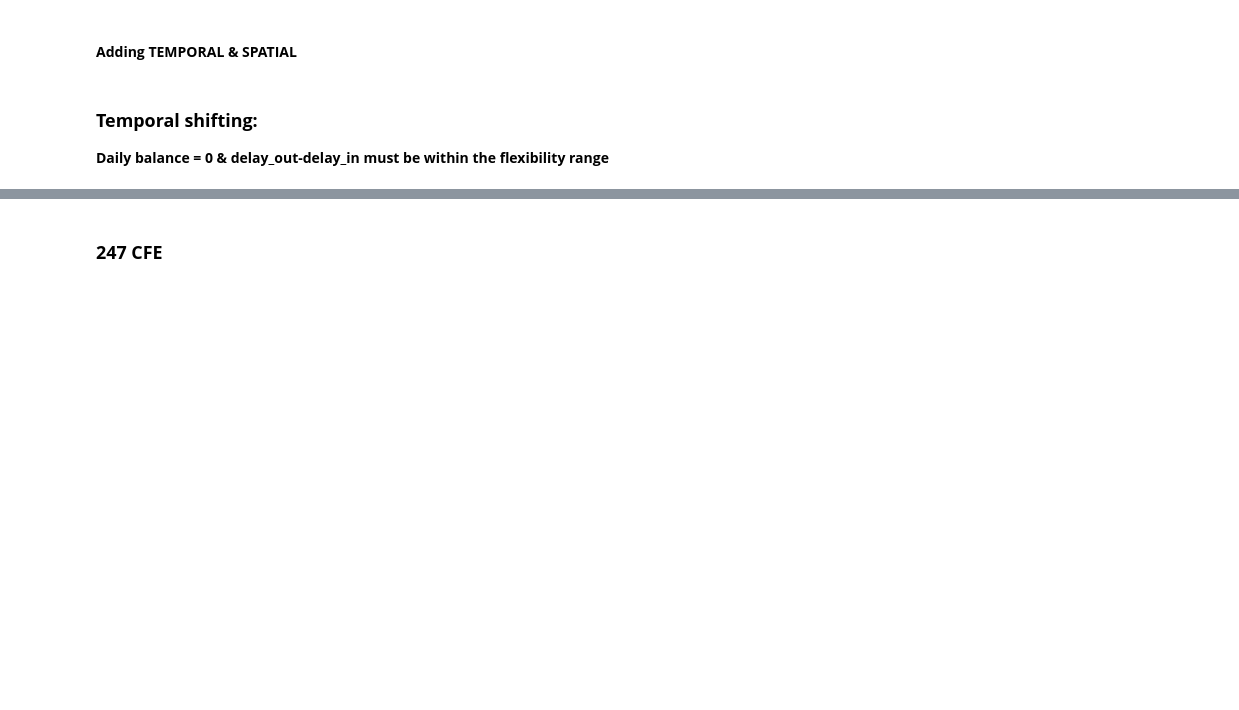
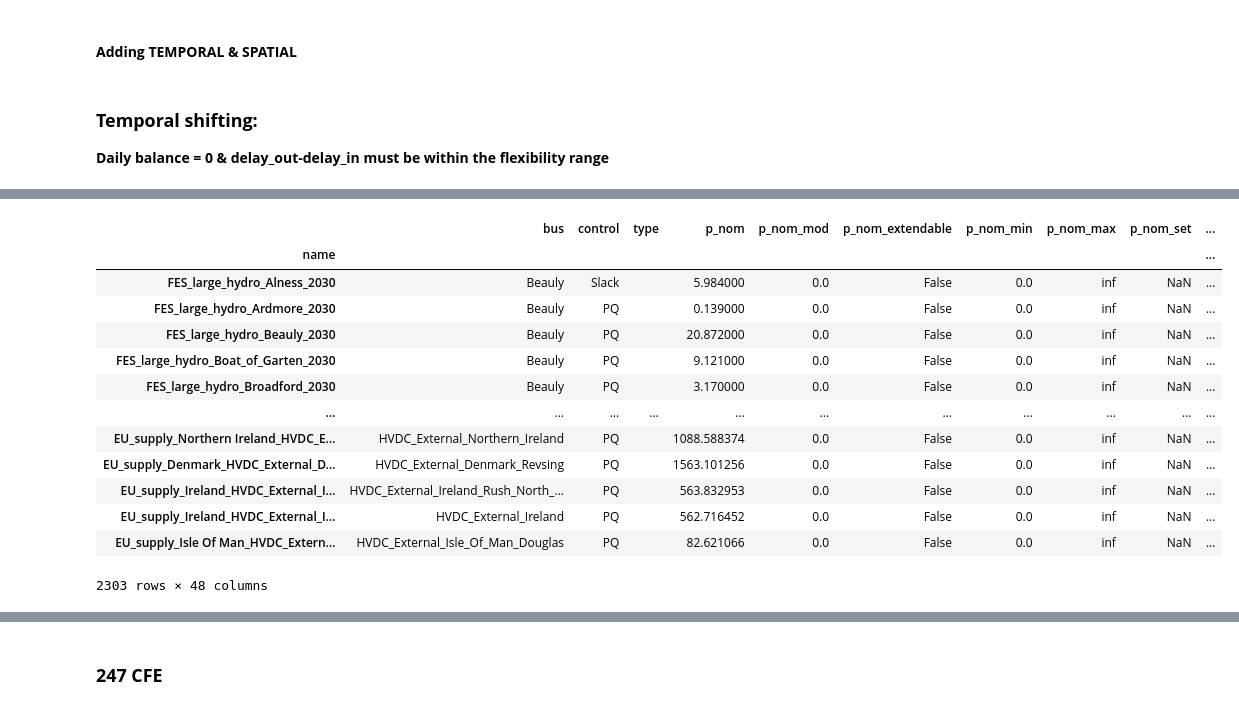
Before and after one commit to marta-uoe/PyPSA-GB-datacentres, a Jupyter notebook: notebooks/Martas_tests.ipynb, the cells around one changed output, grey strips where cells are left out. Saved outputs shown, nothing was run; the diff lists cells and outputs as text; code cells hidden in the pictures; blank space fills up the shorter version.

```diff
--- a/notebooks/Martas_tests.ipynb
+++ b/notebooks/Martas_tests.ipynb
@@ -1518 +1545,18 @@ Reading time = 37.78 seconds
 ... (182 outputs left out)
+# %%
+inflexible_net.generators
+# %% [output]
+|  | bus | control | type | p_nom | p_nom_mod | p_nom_extendable | p_nom_min | p_nom_max | p_nom_set | ... |
+| name |  |  |  |  |  |  |  |  |  | ... |
+| FES_large_hydro_Alness_2030 | Beauly | Slack |  | 5.984000 | 0.0 | False | 0.0 | inf | NaN | ... |
+| FES_large_hydro_Ardmore_2030 | Beauly | PQ |  | 0.139000 | 0.0 | False | 0.0 | inf | NaN | ... |
+| FES_large_hydro_Beauly_2030 | Beauly | PQ |  | 20.872000 | 0.0 | False | 0.0 | inf | NaN | ... |
+| FES_large_hydro_Boat_of_Garten_2030 | Beauly | PQ |  | 9.121000 | 0.0 | False | 0.0 | inf | NaN | ... |
+| FES_large_hydro_Broadford_2030 | Beauly | PQ |  | 3.170000 | 0.0 | False | 0.0 | inf | NaN | ... |
+| ... | ... | ... | ... | ... | ... | ... | ... | ... | ... | ... |
+| EU_supply_Northern Ireland_HVDC_E... | HVDC_External_Northern_Ireland | PQ |  | 1088.588374 | 0.0 | False | 0.0 | inf | NaN | ... |
+| EU_supply_Denmark_HVDC_External_D... | HVDC_External_Denmark_Revsing | PQ |  | 1563.101256 | 0.0 | False | 0.0 | inf | NaN | ... |
+| EU_supply_Ireland_HVDC_External_I... | HVDC_External_Ireland_Rush_North_... | PQ |  | 563.832953 | 0.0 | False | 0.0 | inf | NaN | ... |
+| EU_supply_Ireland_HVDC_External_I... | HVDC_External_Ireland | PQ |  | 562.716452 | 0.0 | False | 0.0 | inf | NaN | ... |
+| EU_supply_Isle Of Man_HVDC_Extern... | HVDC_External_Isle_Of_Man_Douglas | PQ |  | 82.621066 | 0.0 | False | 0.0 | inf | NaN | ... |
+2303 rows × 48 columns
```
Also changed, not shown: parts of 13 cells of this notebook, 11 other files.
